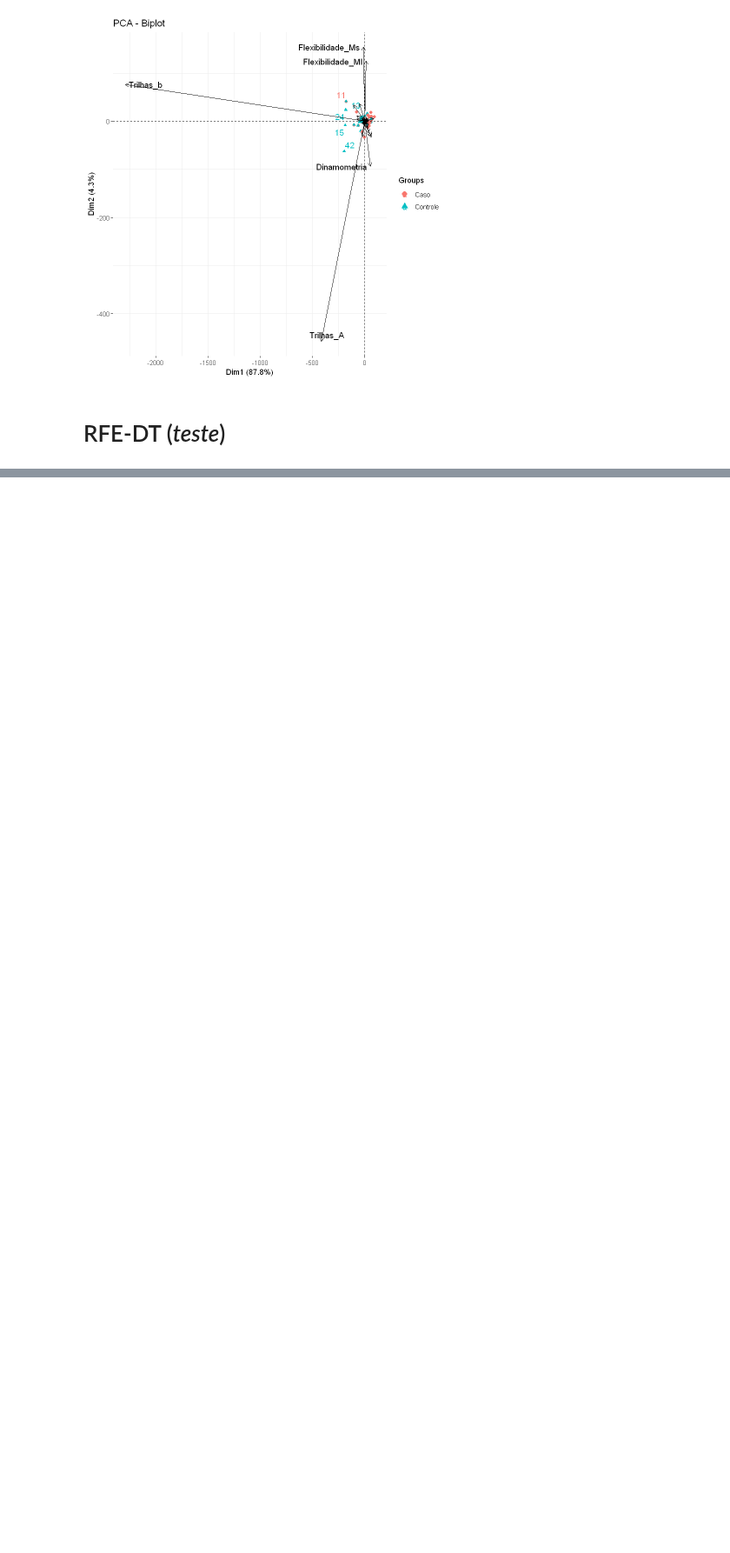
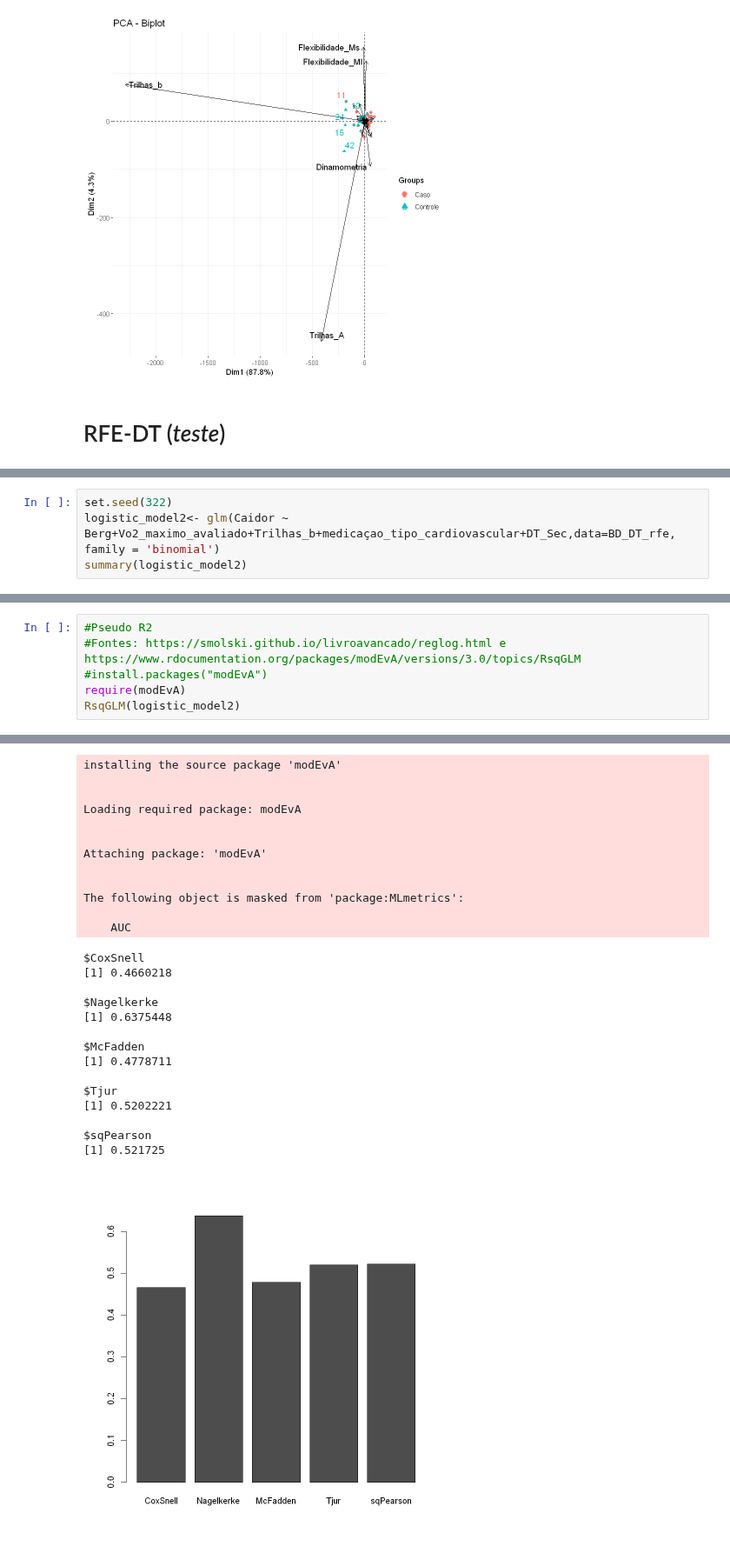
Before and after one commit to RenanBaltar/Analises_Heitor, a Jupyter notebook: Analise_Heitor_tese.ipynb, the cells around one changed output, grey strips where cells are left out. Shown at 87% size. Cells and saved outputs as stored; diff of their text form; blank space fills up the shorter version.

```diff
--- a/Analise_Heitor_tese.ipynb
+++ b/Analise_Heitor_tese.ipynb
@@ -1300,0 +1396,4 @@ medicaçao_tipo_cardiovascularBeta                        0.00
+# %%
+set.seed(322)
+logistic_model2<- glm(Caidor ~ Berg+Vo2_maximo_avaliado+Trilhas_b+medicaçao_tipo_cardiovascular+DT_Sec,data=BD_DT_rfe, family = 'binomial')
+summary(logistic_model2)
@@ -1300,0 +1473,7 @@ medicaçao_tipo_cardiovascularBeta                        0.00
+# %%
+#Pseudo R2
+#Fontes: https://smolski.github.io/livroavancado/reglog.html e https://www.rdocumentation.org/packages/modEvA/versions/3.0/topics/RsqGLM
+#install.packages("modEvA")
+require(modEvA)
+RsqGLM(logistic_model2)
+# %% [output]
@@ -1300,0 +1485,27 @@ medicaçao_tipo_cardiovascularBeta                        0.00
+installing the source package 'modEvA'
+
+
+Loading required package: modEvA
+
+
+Attaching package: 'modEvA'
+
+
+The following object is masked from 'package:MLmetrics':
+
+    AUC
+$CoxSnell
+[1] 0.4660218
+
+$Nagelkerke
+[1] 0.6375448
+
+$McFadden
+[1] 0.4778711
+
+$Tjur
+[1] 0.5202221
+
+$sqPearson
+[1] 0.521725
+[figure, added]
```
Also changed, not shown: parts of 25 cells of this notebook.
